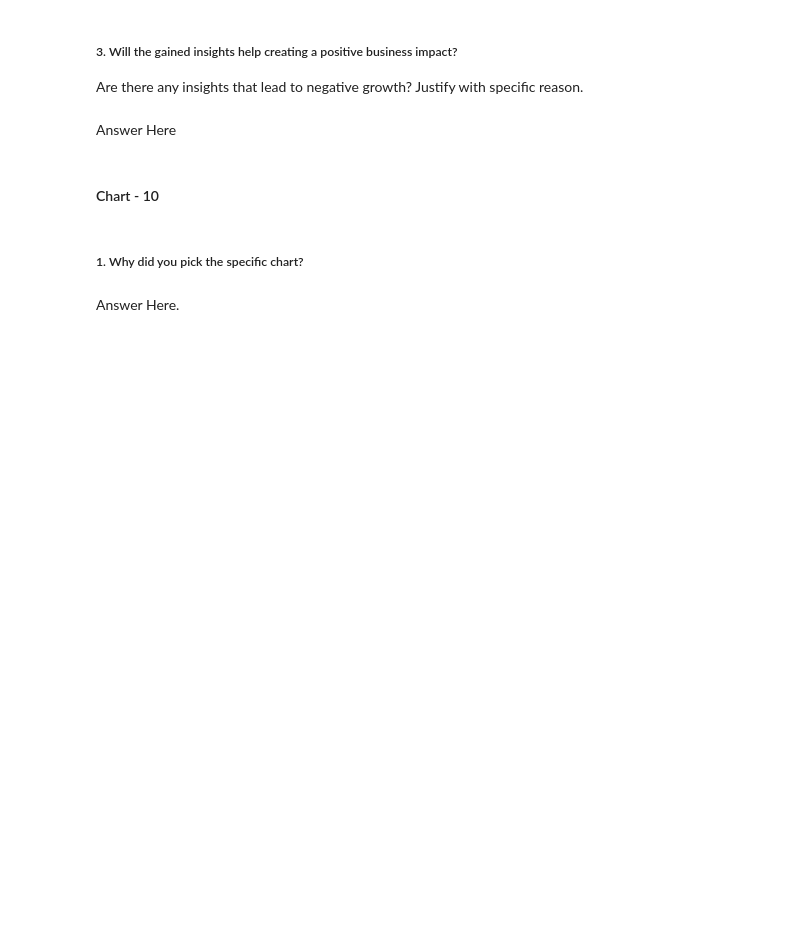
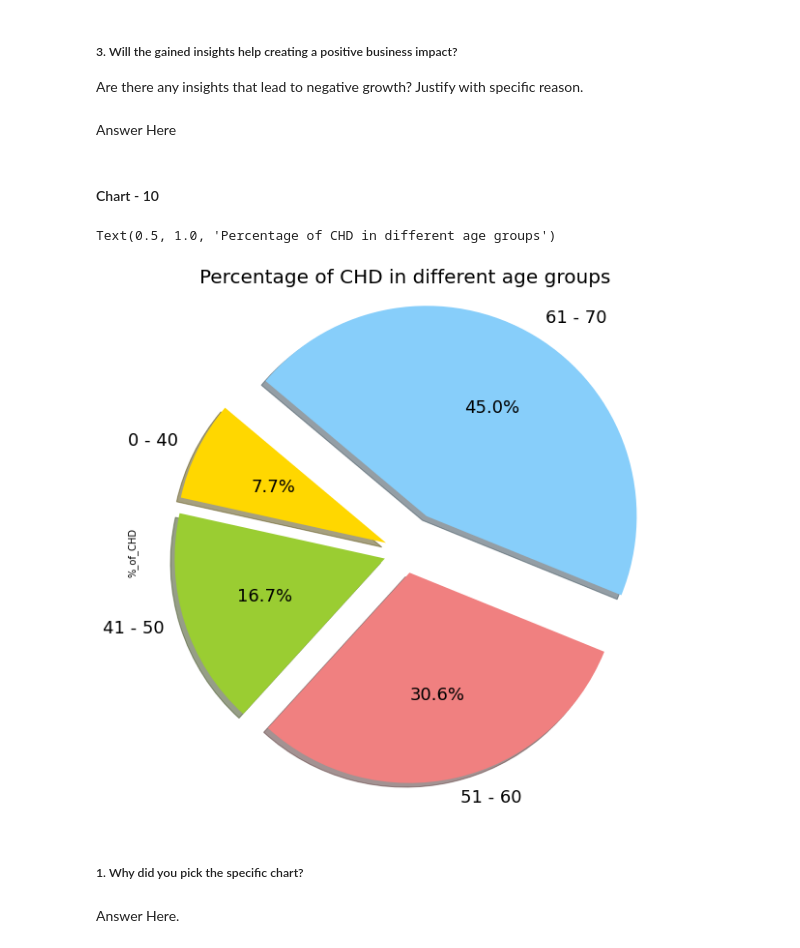
Before and after one commit to Mihirgupta2001/Classification-Capstone-Project, a Jupyter notebook: Classification_Capstone_Project.ipynb, the cells around one changed output. Cells and saved outputs as stored; diff of their text form; code cells hidden in the pictures; blank space fills up the shorter version.

```diff
--- a/Classification_Capstone_Project.ipynb
+++ b/Classification_Capstone_Project.ipynb
@@ -584,8 +584,11 @@ Answer Here
 # %%
 continous_features = df[['age','cigsPerDay','totChol', 'sysBP','diaBP', 'BMI', 'heartRate', 'glucose']]
 relevant_df = continous_features.copy()
-relevant_df['age_cat'] = relevant_df['age'].apply(lambda x : 0 if x <= 40 else (1 if 40 < x <= 50 else (2 if 50< x <= 60 else (3 if 60< x <= 70 else(4 if 70< x else 5)))))
-relevant_df.drop('age',axis =1,inplace=True)
+def replace_age_with_age_cat(df, col_name):
+    df['age_cat'] = df[col_name].apply(lambda x : 0 if x <= 40 else (1 if 40 < x <= 50 else (2 if 50< x <= 60 else (3 if 60< x <= 70 else(4 if 70< x else 5)))))
+    relevant_df.drop('age',axis =1,inplace=True)
+    return df
+relevant_df=replace_age_with_age_cat(relevant_df, 'age')
 relevant_df = relevant_df.groupby(["age_cat"]).mean()
 relevant_df = relevant_df.rename(columns = {'cigsPerDay':'cigsPerDay_mean',
                                             'totChol':'totChol_mean',
@@ -690,3 +691,19 @@ Answer Here
+# %%
+# Chart - 10 visualization code
+relevant_df = df[['TenYearCHD','age']].copy()
+relevant_df=replace_age_with_age_cat(relevant_df, 'age')
+relevant_df = relevant_df.groupby(["age_cat"]).agg(['count','sum'])
+relevant_df= relevant_df.droplevel(0,axis=1)
+relevant_df['%_of_CHD'] = ((relevant_df['sum']/relevant_df['count'])*100)#.all()
+relevant_df1 = relevant_df['%_of_CHD'].copy()
+labels = ['0 - 40','41 - 50','51 - 60','61 - 70']
+colors = ['gold', 'yellowgreen', 'lightcoral', 'lightskyblue']
+explode = (0.1, 0.1, 0.1, 0.2)
+plotting = relevant_df1.plot.pie(figsize = (15,10),fontsize = 18, explode=explode, labels=labels, colors=colors,autopct='%1.1f%%', shadow=True,startangle=140)
+plotting.set_title('Percentage of CHD in different age groups', fontsize = 20)
+# %% [output]
+Text(0.5, 1.0, 'Percentage of CHD in different age groups')
+[figure, added]
 # %% [markdown]
 ##### 1. Why did you pick the specific chart?
 # %% [markdown]
```
Also changed, not shown: parts of 2 cells of this notebook.
